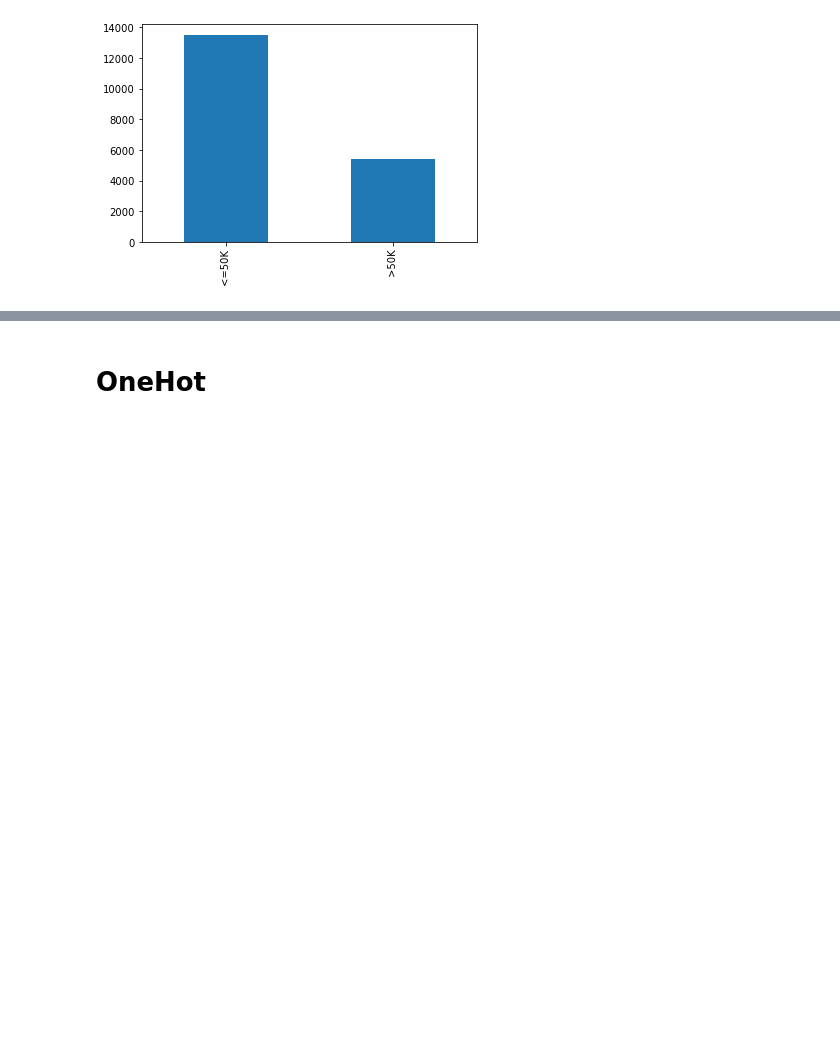
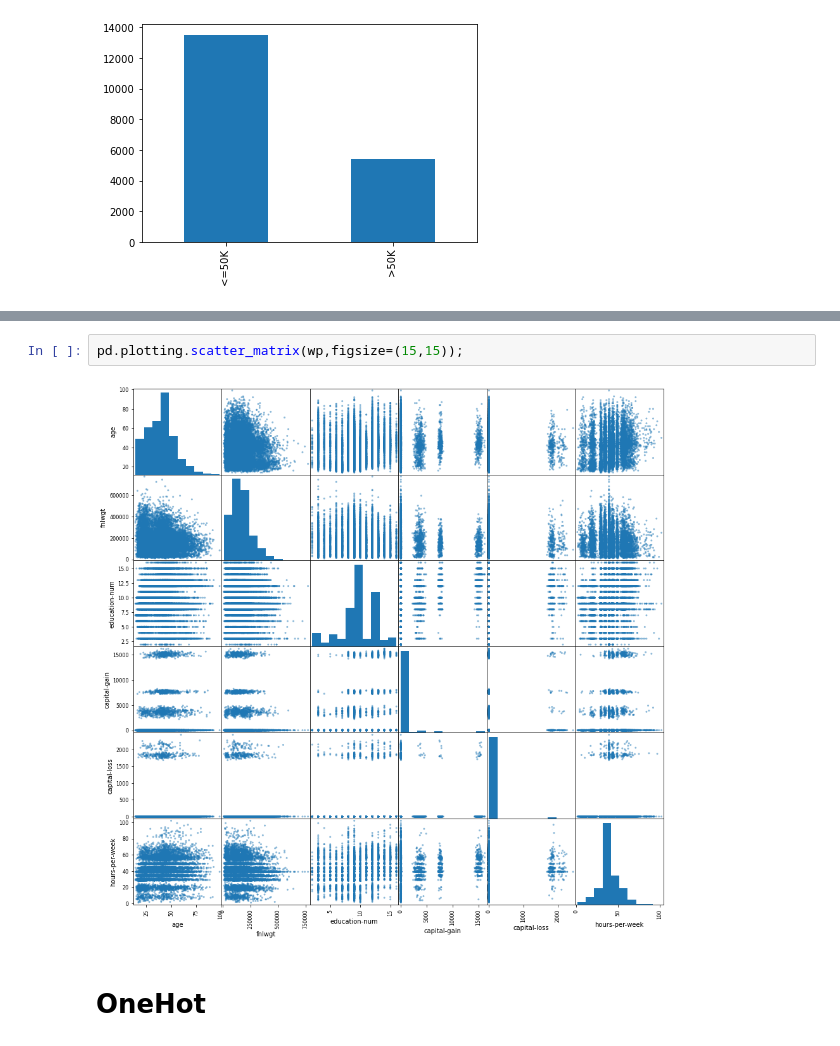
Before and after one commit to OmarAlaaeldein/income_prediction, a Jupyter notebook: work.ipynb, the cells around one changed output, grey strips where cells are left out. Saved outputs shown, nothing was run; the diff lists cells and outputs as text; blank space fills up the shorter version.

Commit message:
some visualizations to remember later

```diff
--- a/work.ipynb
+++ b/work.ipynb
@@ -64,4 +62,8 @@ sns.heatmap(wp.corr(),annot=True)
 [figure]
+# %%
+pd.plotting.scatter_matrix(wp,figsize=(15,15));
+# %% [output]
+[figure, added]
 # %% [markdown]
 # OneHot
 # %%
```
Also changed, not shown: parts of 2 cells of this notebook.
